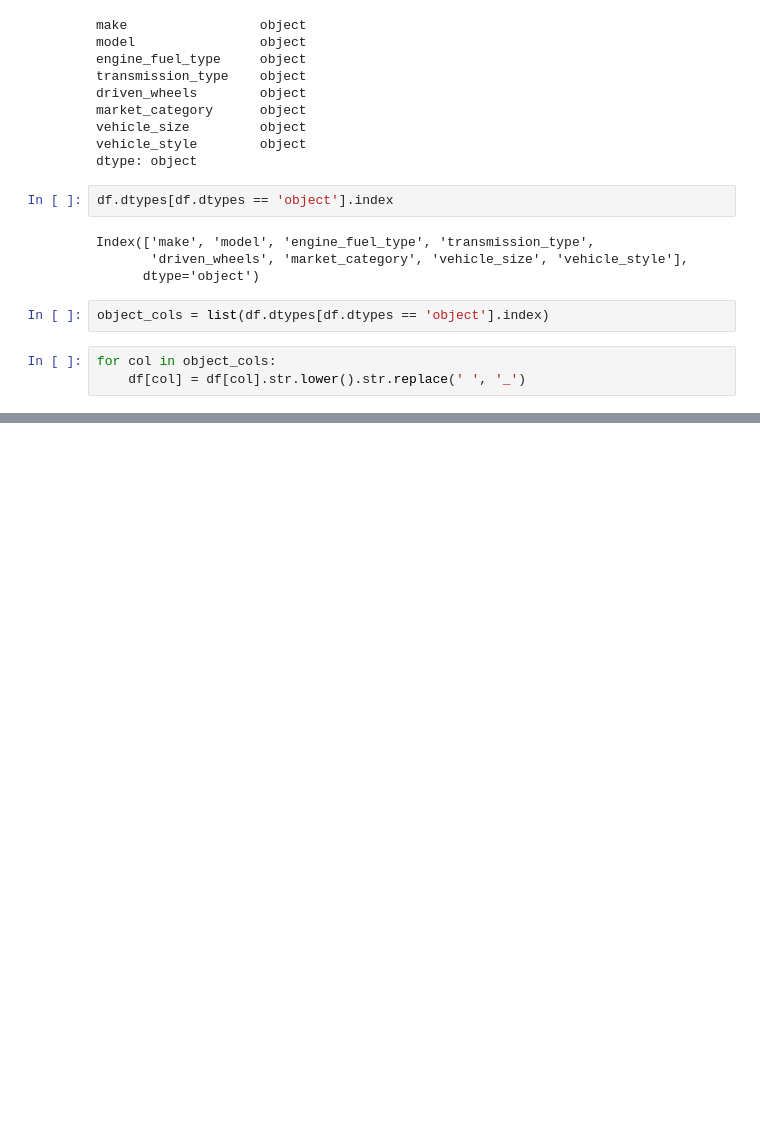
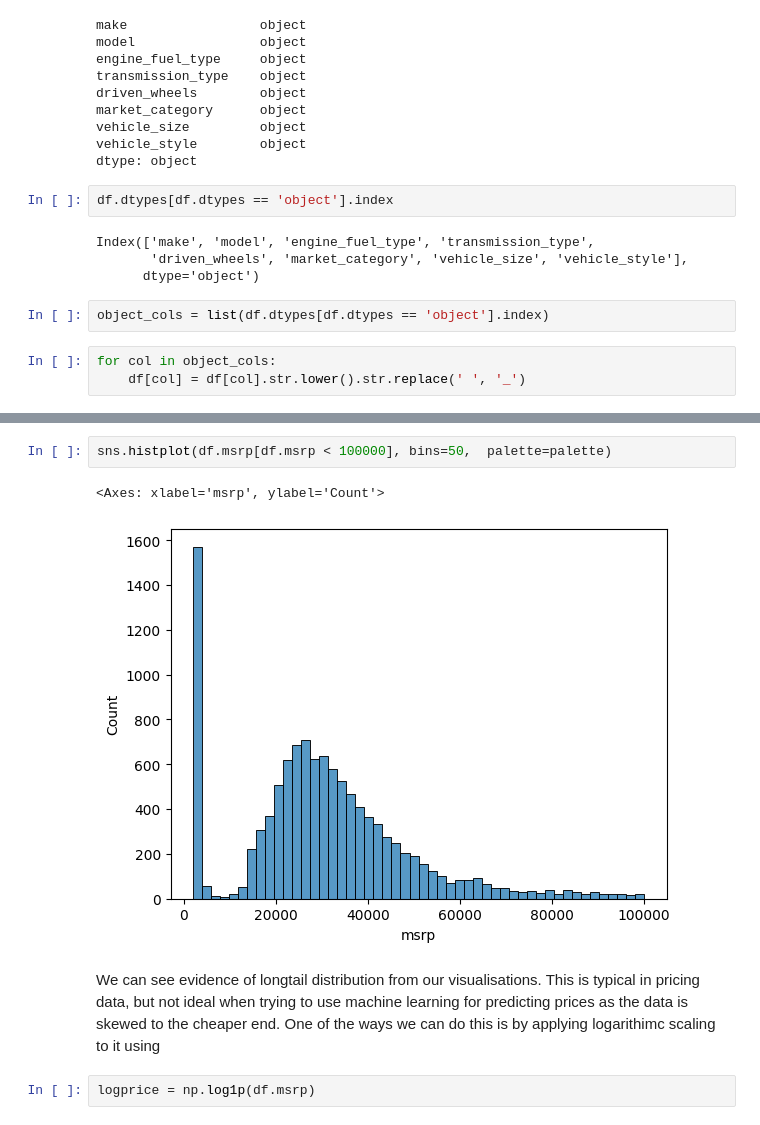
Before and after one commit to ShaniceWilliams/ml-zoomcamp, a Jupyter notebook: 02_regression/car_price_pred.ipynb, the cells around one changed output, grey strips where cells are left out. Cells and saved outputs as stored; diff of their text form; blank space fills up the shorter version.

```diff
--- a/02_regression/car_price_pred.ipynb
+++ b/02_regression/car_price_pred.ipynb
@@ -140,0 +203,9 @@ df.head()
+# %%
+sns.histplot(df.msrp[df.msrp < 100000], bins=50,  palette=palette)
+# %% [output]
+<Axes: xlabel='msrp', ylabel='Count'>
+[figure, added]
+# %% [markdown]
+We can see evidence of longtail distribution from our visualisations. This is typical in pricing data, but not ideal when trying to use machine learning for predicting prices as the data is skewed to the cheaper end. One of the ways we can do this is by applying logarithimc scaling to it using
+# %%
+logprice = np.log1p(df.msrp)
```
Also changed, not shown: parts of 14 cells of this notebook, 2 other files.
